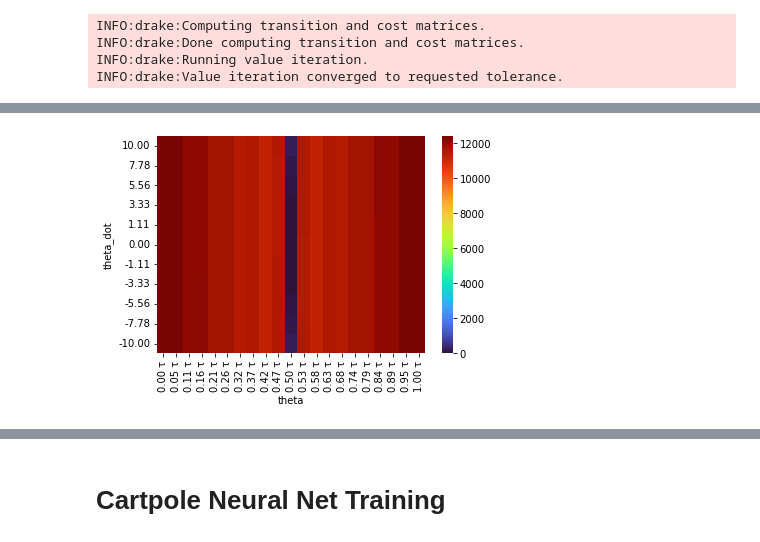
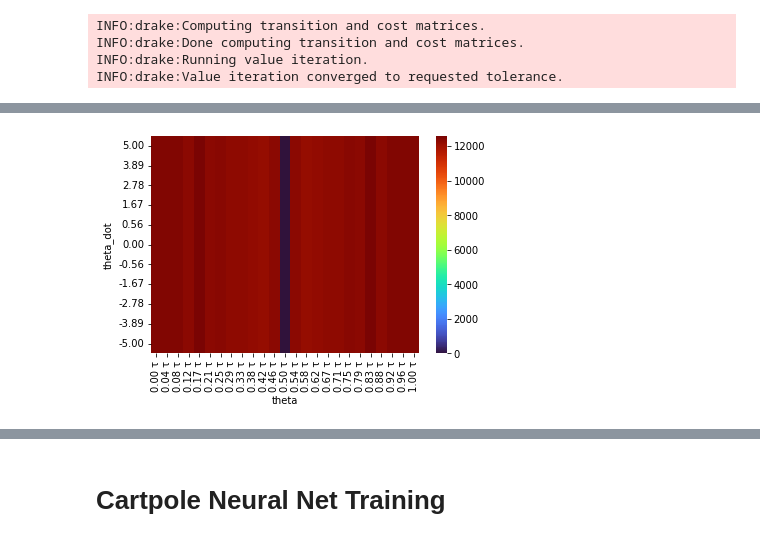
Before and after one commit to FarmDragon/AppleCart, a Jupyter notebook: value-iteration/project.ipynb, the cells around one changed output, grey strips where cells are left out. Saved outputs shown, nothing was run; the diff lists cells and outputs as text; code cells hidden in the pictures.

Commit message:
Plot simple function estimation output
It doesn't seem to be able to balance a cartpole yet... I wonder why.

```diff
--- a/value-iteration/project.ipynb
+++ b/value-iteration/project.ipynb
@@ -22,16 +22,17 @@ from pydrake.examples.pendulum import PendulumGeometry, PendulumPlant
 # Cartpole Simple Function Estimation
 # %%
 def fitted_value_iteration(
-    num_samples={"x": 20, "theta": 50, "x_dot": 20, "theta_dot": 20},
+    num_samples={"x": 10, "theta": 25, "x_dot": 10, "theta_dot": 10},
     ranges={
         "x": (-2, 2),
-        "theta": (np.pi - 0.5, np.pi + 0.5),
+        "theta": (0, 2 * np.pi),
         "x_dot": (-5, 5),
         "theta_dot": (-5, 5),
     },
     input_limit=3,
     num_inputs=20,
     target_state={"x": 0, "theta": np.pi, "x_dot": 0, "theta_dot": 0},
+    time_step=0.01
 ):
     input_port = 3
     Q = np.diag([0.1, 20, 1, 1])
@@ -44,7 +45,6 @@ def fitted_value_iteration(
     pandas_grid = create_pandas_grid(state_space)
     state_grid = [set(v) for v in state_space.values()]
     input_grid = [set(np.append(np.linspace(-input_limit, input_limit, num_inputs), 0))]
-    timestep = 0.01
 
     def quadratic_cost(Q, R, target_state):
         def cost(context):
@@ -68,16 +68,16 @@ def fitted_value_iteration(
         quadratic_cost(Q, R, [v for v in target_state.values()]),
         state_grid,
         input_grid,
-        timestep,
+        time_step,
         options,
     )
     pandas_grid["J"] = cost_to_go
-    pandas_grid["policy"] = policy
+    pandas_grid["policy"] = policy.get_output_values().flatten()
 
     return policy, cost_to_go, pandas_grid
 
 
-policy, cost_to_go, states = fitted_value_iteration()
+policy, simple_cost_to_go, simple_states = fitted_value_iteration()
 # %% [output]
 INFO:drake:Computing transition and cost matrices.
 INFO:drake:Done computing transition and cost matrices.
@@ -95,9 +105,9 @@ plot_surface(
 # %%
 plot_surface(
-    states[(states["x"] == 0) & (states["x_dot"] == 0)],
+    simple_states[(simple_states["x"] == 0) & (simple_states["x_dot"] == 0)],
     {"name": "theta", "is_angle": True},
     {"name": "theta_dot", "is_angle": False},
     "J",
 )
 # %% [output]
-[figure, old version]
+[figure, new version]
```
Also changed, not shown: parts of 7 cells of this notebook.
